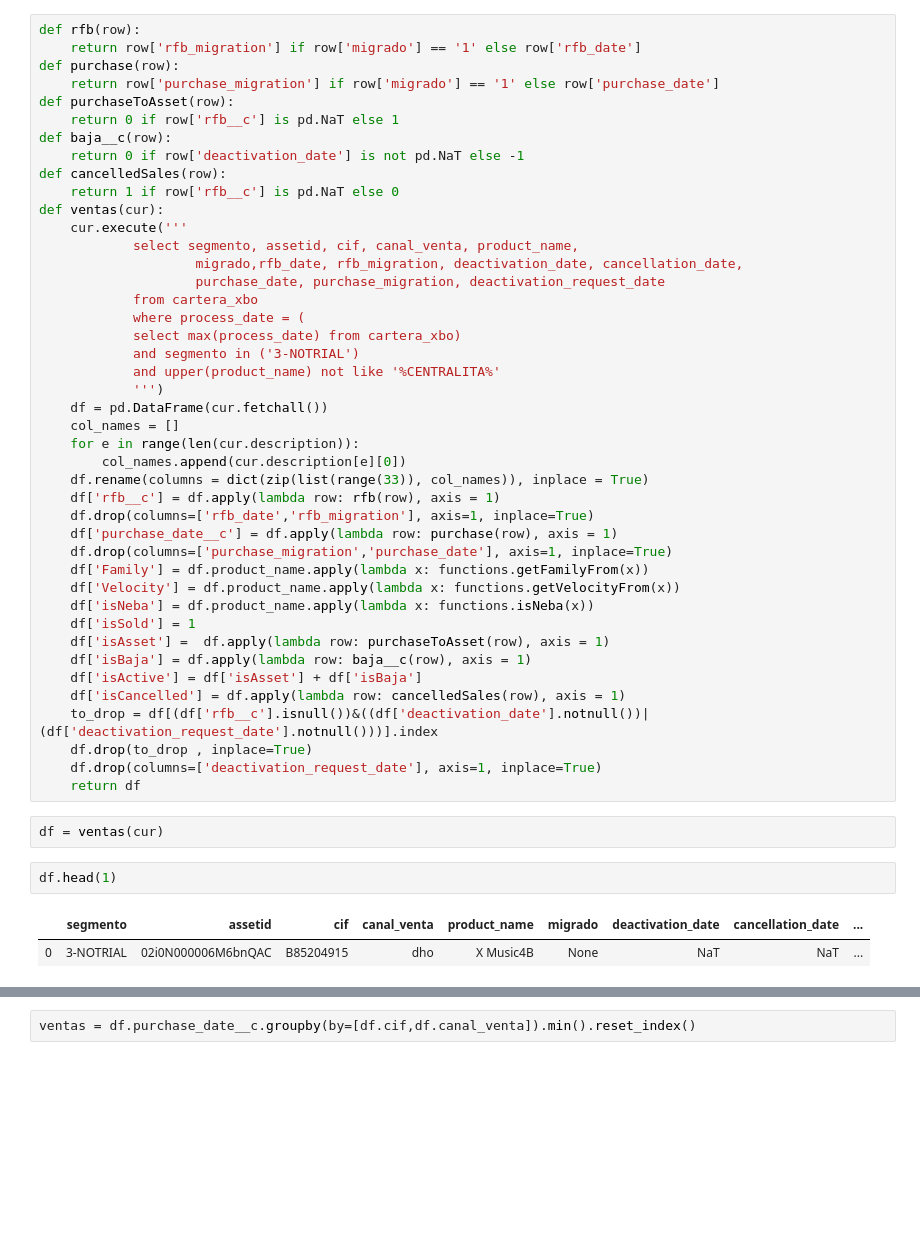
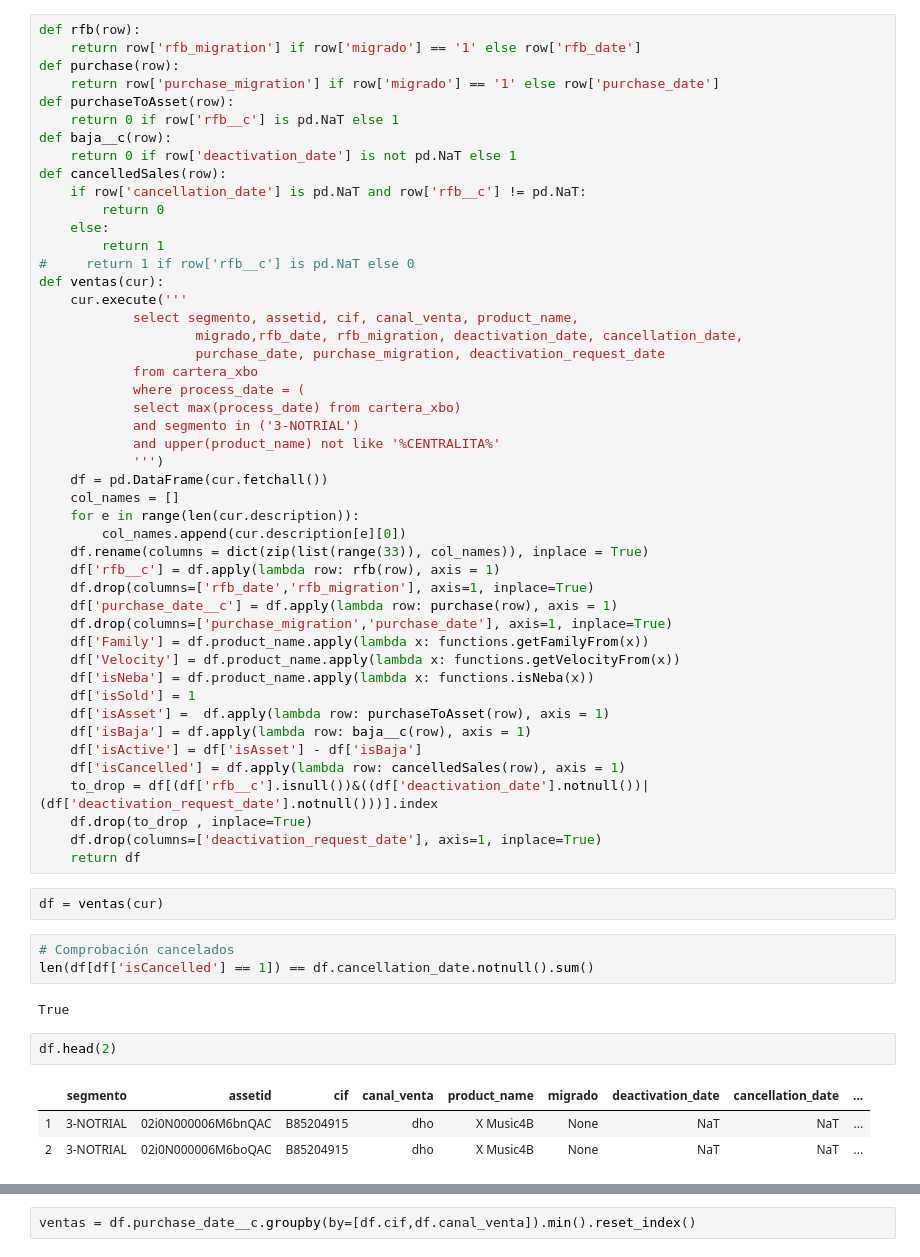
Before and after one commit to mariaadradosr/PyCartera, a Jupyter notebook: ConnectPG.ipynb, the cells around one changed output, grey strips where cells are left out. Cells and saved outputs as stored; diff of their text form; blank space fills up the shorter version.

```diff
--- a/ConnectPG.ipynb
+++ b/ConnectPG.ipynb
@@ -625,9 +646,13 @@ def purchase(row):
 def purchaseToAsset(row):
     return 0 if row['rfb__c'] is pd.NaT else 1
 def baja__c(row):
-    return 0 if row['deactivation_date'] is not pd.NaT else -1
+    return 0 if row['deactivation_date'] is not pd.NaT else 1
 def cancelledSales(row):
-    return 1 if row['rfb__c'] is pd.NaT else 0
+    if row['cancellation_date'] is pd.NaT and row['rfb__c'] != pd.NaT:
+        return 0
+    else:
+        return 1
+#     return 1 if row['rfb__c'] is pd.NaT else 0
 def ventas(cur):
     cur.execute('''
             select segmento, assetid, cif, canal_venta, product_name,
@@ -654,7 +679,7 @@ def ventas(cur):
     df['isSold'] = 1
     df['isAsset'] =  df.apply(lambda row: purchaseToAsset(row), axis = 1)
     df['isBaja'] = df.apply(lambda row: baja__c(row), axis = 1)
-    df['isActive'] = df['isAsset'] + df['isBaja']
+    df['isActive'] = df['isAsset'] - df['isBaja']
     df['isCancelled'] = df.apply(lambda row: cancelledSales(row), axis = 1)
     to_drop = df[(df['rfb__c'].isnull())&((df['deactivation_date'].notnull())|(df['deactivation_request_date'].notnull()))].index
     df.drop(to_drop , inplace=True)
@@ -662,9 +687,15 @@ def ventas(cur):
     return df
 # %%
 df = ventas(cur)
+# %%
+# Comprobación cancelados
+len(df[df['isCancelled'] == 1]) == df.cancellation_date.notnull().sum()
+# %% [output]
+True
 # %%
-df.head(1)
+df.head(2)
 # %% [output]
 |  | segmento | assetid | cif | canal_venta | product_name | migrado | deactivation_date | cancellation_date | ... |
-| 0 | 3-NOTRIAL | 02i0N000006M6bnQAC | B85204915 | dho | X Music4B | None | NaT | NaT | ... |
+| 1 | 3-NOTRIAL | 02i0N000006M6bnQAC | B85204915 | dho | X Music4B | None | NaT | NaT | ... |
+| 2 | 3-NOTRIAL | 02i0N000006M6boQAC | B85204915 | dho | X Music4B | None | NaT | NaT | ... |
 # %%
```
Also changed, not shown: parts of 9 cells of this notebook, 11 other files.
